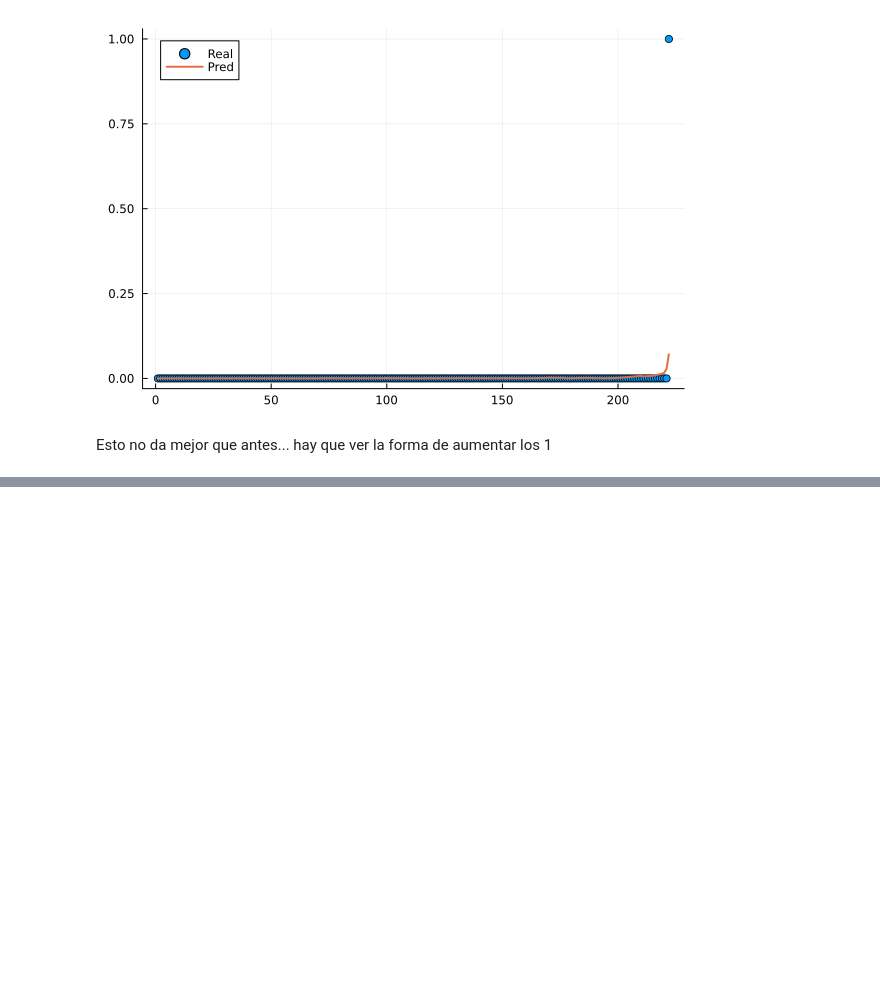
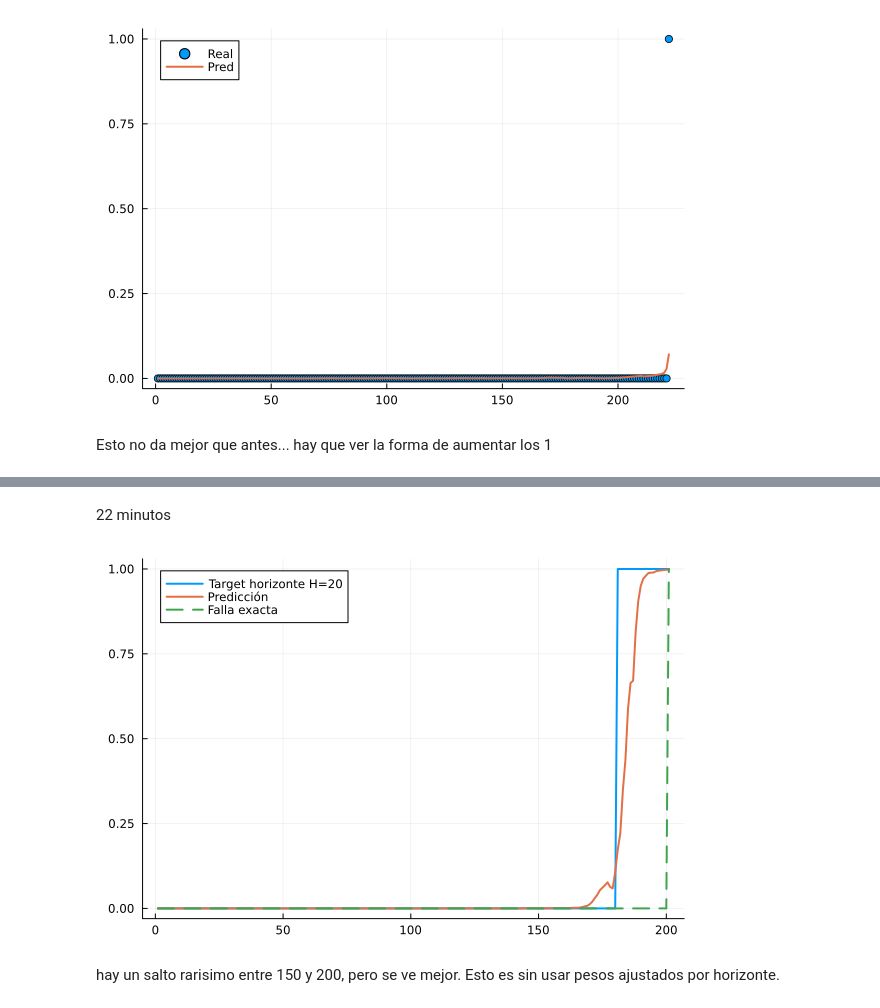
Before and after one commit to SoutoSebastian/TP-DegradacionDeMotores, a Jupyter notebook: mi_entorno/degradacion2.ipynb, the cells around one changed output, grey strips where cells are left out. Drawn from its saved outputs; the diff is of its cells as text; code cells hidden in the pictures; blank space fills up the shorter version.

```diff
--- a/mi_entorno/degradacion2.ipynb
+++ b/mi_entorno/degradacion2.ipynb
@@ -1337,0 +1643,39 @@ Esto no da mejor que antes... hay que ver la forma de aumentar los 1
+# %% [markdown]
+22 minutos
+# %%
+traj_plot = test_trajs[1]
+
+pred = predict_traj_sensors(
+    p_trained_ude_sensors,
+    traj_plot
+)
+
+p = plot(
+    traj_plot.t,
+    traj_plot.y,
+    label="Target horizonte H=$H",
+    linewidth=2
+)
+
+plot!(
+    p,
+    traj_plot.t,
+    pred,
+    label="Predicción",
+    linewidth=2
+)
+
+plot!(
+    p,
+    traj_plot.t,
+    traj_plot.y_exact,
+    label="Falla exacta",
+    linewidth=2,
+    linestyle=:dash
+)
+
+p
+# %% [output]
+[figure, added]
+# %% [markdown]
+hay un salto rarisimo entre 150 y 200, pero se ve mejor. Esto es sin usar pesos ajustados por horizonte.
```
Also changed, not shown: parts of 22 cells of this notebook.
